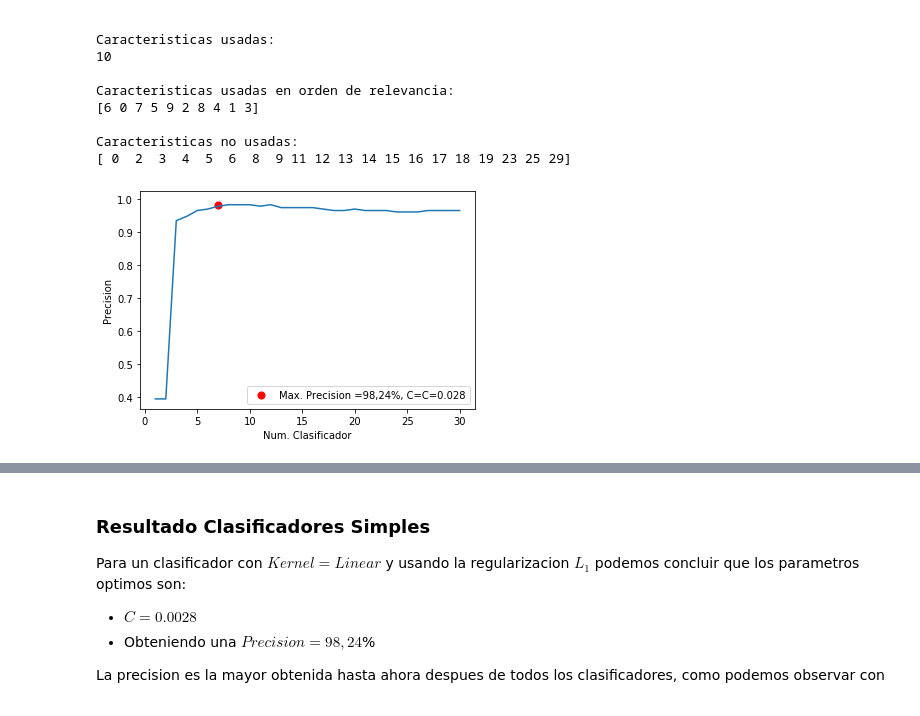
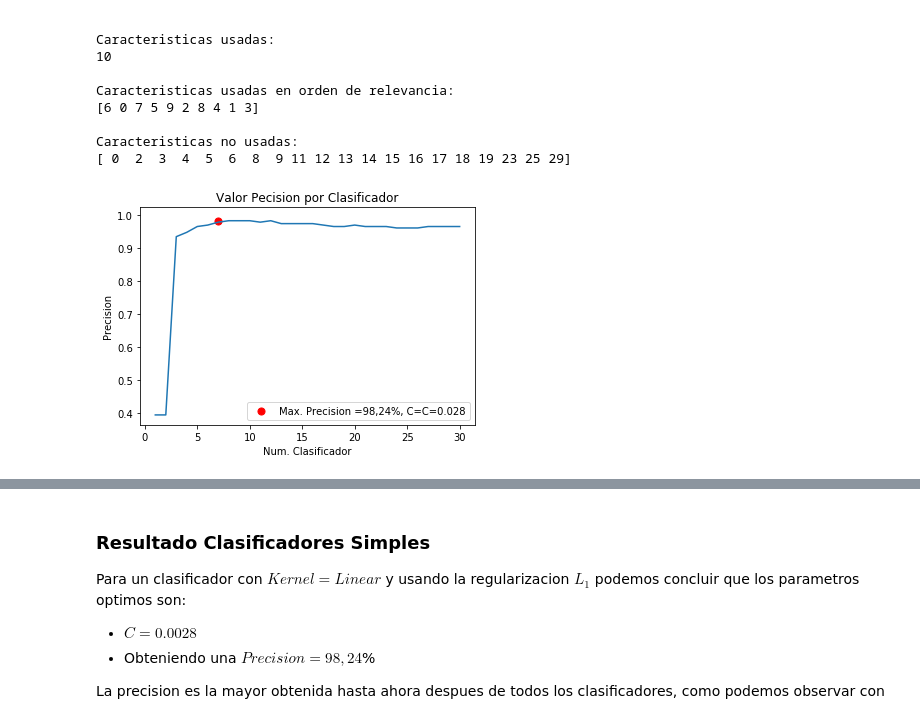
Before and after one commit to ikerarana/Machine-Learning-Notebooks, a Jupyter notebook: Curso Machine Learning UC3M Python/Week 9 - Homeworm 3 -SVM/Homework3_SVMs_student (1).ipynb, the cells around one changed output, grey strips where cells are left out. Cells and saved outputs as stored; diff of their text form; code cells hidden in the pictures.

```diff
--- a/Curso Machine Learning UC3M Python/Week 9 - Homeworm 3 -SVM/Homework3_SVMs_student.ipynb
+++ b/Curso Machine Learning UC3M Python/Week 9 - Homeworm 3 -SVM/Homework3_SVMs_student (1).ipynb
@@ -289,9 +307,0 @@ for classifier in classifiers:
-# %%
-# cogemos el clasificador conmayor precision
-index = precision.index(max(precision))
-
-# el mejor clasificador
-clf = classifiers[0]
-clf=clf[2]
-print(clf)
-print(precision[index])
@@ -317,16 +320,0 @@ plt.show()
-# %%
-# con cross validation para un clasificador simple
-from sklearn.model_selection import cross_val_score
-
-# si extraemos los valores de C y gamma del ejemplo de arriba
-C= 0.001
-gamma= 0.001
-
-clf_linear = SVC(kernel='linear', C=C, gamma=gamma)
-clf_poly = SVC(kernel='poly', C=C, gamma=gamma)
-clf_rbf = SVC(kernel='rbf', C=C, gamma=gamma)
-
-
-scoresLinear = cross_val_score(clf_linear, X, Y, cv=10)
-scoresPoly = cross_val_score(clf_poly, X, Y, cv=10)
-scoresRBF = cross_val_score(clf_rbf, X, Y, cv=10)
@@ -468,22 +484,20 @@ from sklearn.metrics import accuracy_score, classification_report
 C_range = np.logspace(-3,3, num=30)
 
 precision = []
+valoresC = []
 modelos = []
+numeroVariables = []
 
 for C in C_range:
-  #clf = LinearSVC(penalty='l1', loss='squared_hinge', dual=False,tol=1e-3,C=C)
   clf = LinearSVC(penalty='l1',  verbose=1, dual=False, random_state=0, C=C, max_iter=10000)
+  clf.fit(X_train,y_train)
 
-  clf.fit(X_train,y_train)
   y2_LSVC_model = clf.predict(X_test)
   modelos.append(clf)
+
   precision.append(accuracy_score(y_test, y2_LSVC_model))
-
-# cogemos el clasificador conmayor precision
-index = precision.index(max(precision))
-clas = modelos[index]
-print(clas)
-print(clas.coef_)
-print(precision[index])
+  valoresC.append(C)
+  variables = list(clf.coef_[clf.coef_!=0])
+  numeroVariables.append(len(variables))
 # %% [output]
 [LibLinear][LibLinear][LibLinear][LibLinear][LibLinear][LibLinear][LibLinear][LibLinear][LibLinear][LibLinear][LibLinear][LibLinear][LibLinear][LibLinear][LibLinear][LibLinear][LibLinear][LibLinear][L ...
@@ -525,13 +548,14 @@ Caracteristicas no usadas:
 # %%
 plt.figure()
 plt.plot(range(1,len(precision)+1),precision)
 plt.scatter(index,precision[index],c='r',s=50, label='Max. Precision =98,24%, C=C=0.028')
 #plt.scatter(5.298316906283707,0.02807216203941177,s=50, label='RBF-Precision=96%')
+plt.title('Valor Pecision por Clasificador', fontsize=12)
 
 plt.legend()
 plt.xlabel('Num. Clasificador')
 plt.ylabel('Precision')
 
 plt.show()
 # %% [output]
-[figure, old version]
+[figure, new version]
```
Also changed, not shown: parts of 32 cells of this notebook.
